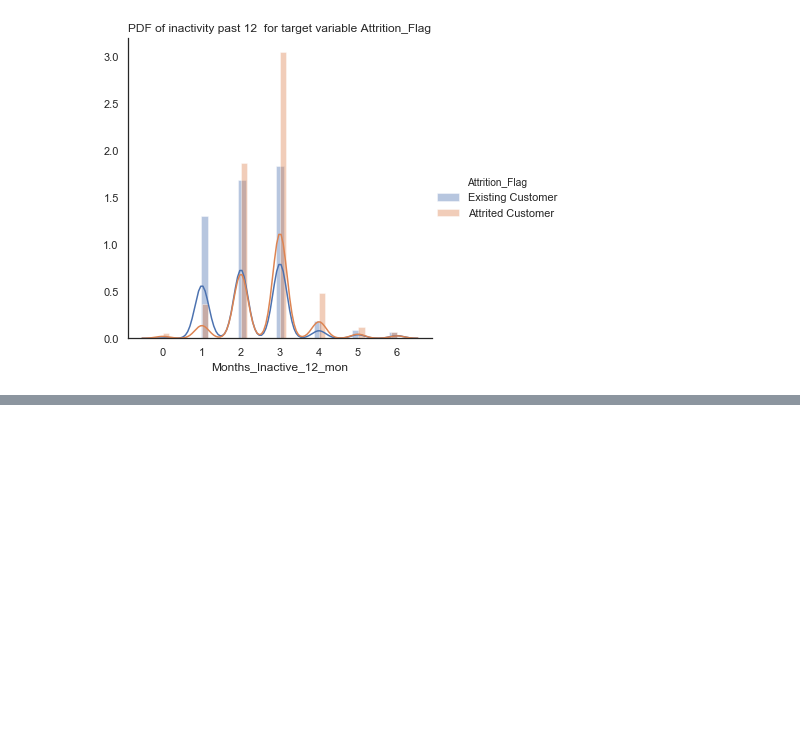
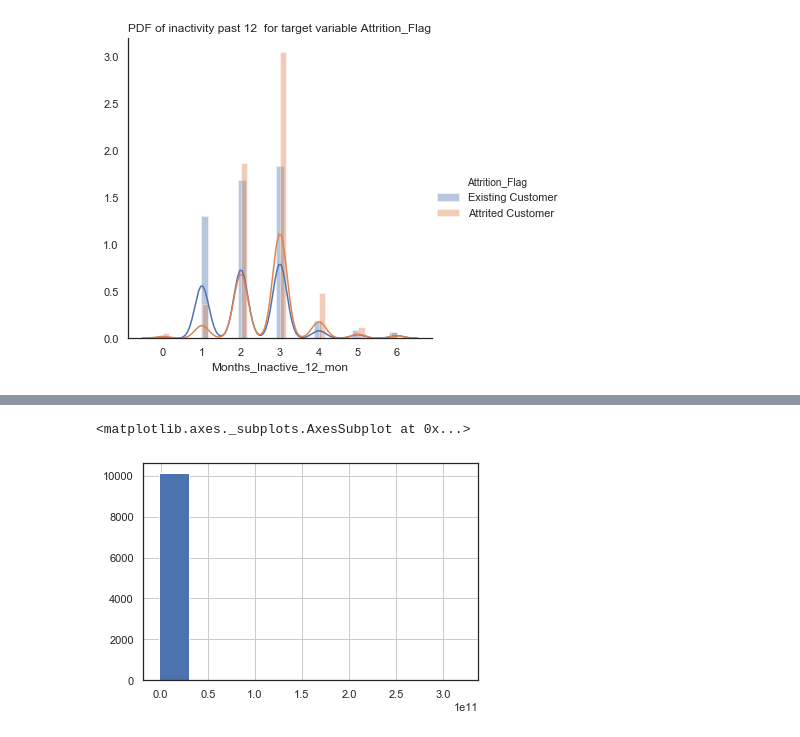
Before and after one commit to hiulian69/Bank_Churn_Prediction, a Jupyter notebook: DataVizualisation_Bank_Churn.ipynb, the cells around one changed output, grey strips where cells are left out. Drawn from its saved outputs; the diff is of its cells as text; code cells hidden in the pictures; blank space fills up the shorter version.

```diff
--- a/DataVizualisation_Bank_Churn.ipynb
+++ b/DataVizualisation_Bank_Churn.ipynb
@@ -152,0 +220,5 @@ Text(0.5, 1, 'PDF of inactivity past 12  for target variable Attrition_Flag')
+# %%
+data["Months_on_book"].hist()
+# %% [output]
+<matplotlib.axes._subplots.AxesSubplot at 0x...>
+[figure, added]
```
Also changed, not shown: parts of 26 cells of this notebook, 2 other files.
